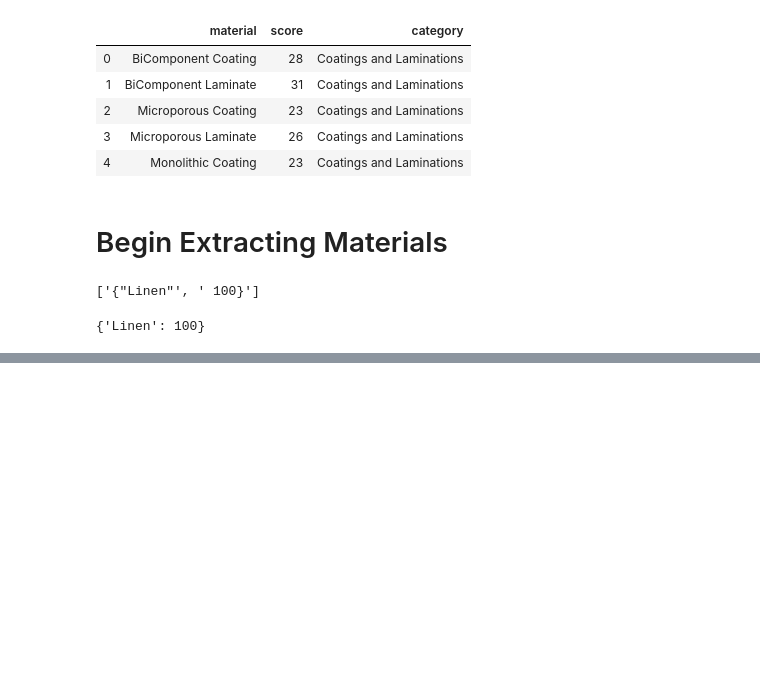
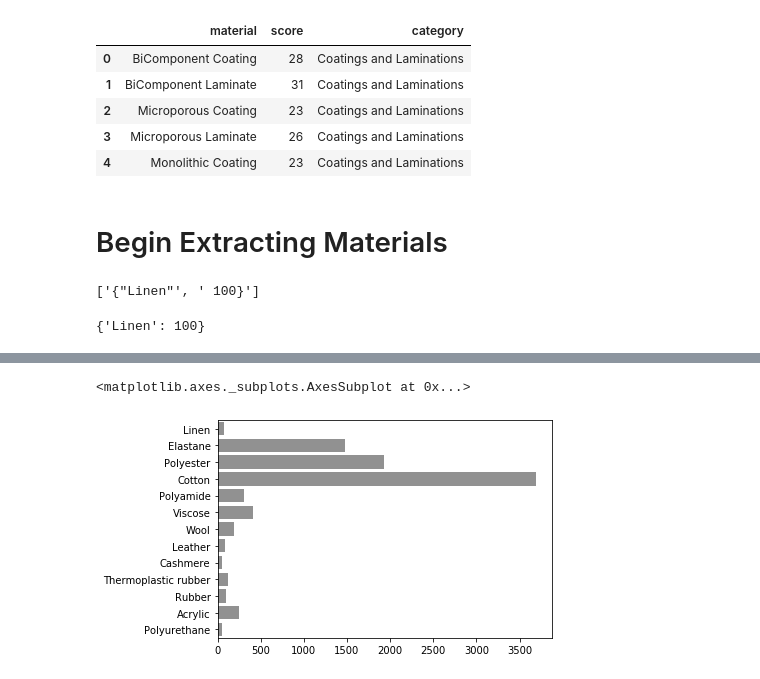
Before and after one commit to SpecCRA/hm_viz_project, a Jupyter notebook: material_cleanup.ipynb, the cells around one changed output, grey strips where cells are left out. Saved outputs shown, nothing was run; the diff lists cells and outputs as text; code cells hidden in the pictures; blank space fills up the shorter version.

```diff
--- a/material_cleanup.ipynb
+++ b/material_cleanup.ipynb
@@ -47,0 +154,4 @@ print(test_item)
+# %%
+filtered_mats = mats_df[mats_df >= 50]
+# %%
+filtered_mats.dropna(inplace=True)
@@ -47,0 +185,11 @@ print(test_item)
+# %%
+# Bar of materials over 50 count
+sns.set_palette('pastel')
+
+y_values = list(filtered_mats.index)
+x_values = list(filtered_mats.values.T[0])
+#sns.barplot(x=filtered_mats, y=filtered_mats.index)
+sns.barplot(x=x_values, y=y_values, color='#919191')
+# %% [output]
+<matplotlib.axes._subplots.AxesSubplot at 0x...>
+[figure, added]
```
Also changed, not shown: parts of 15 cells of this notebook.
